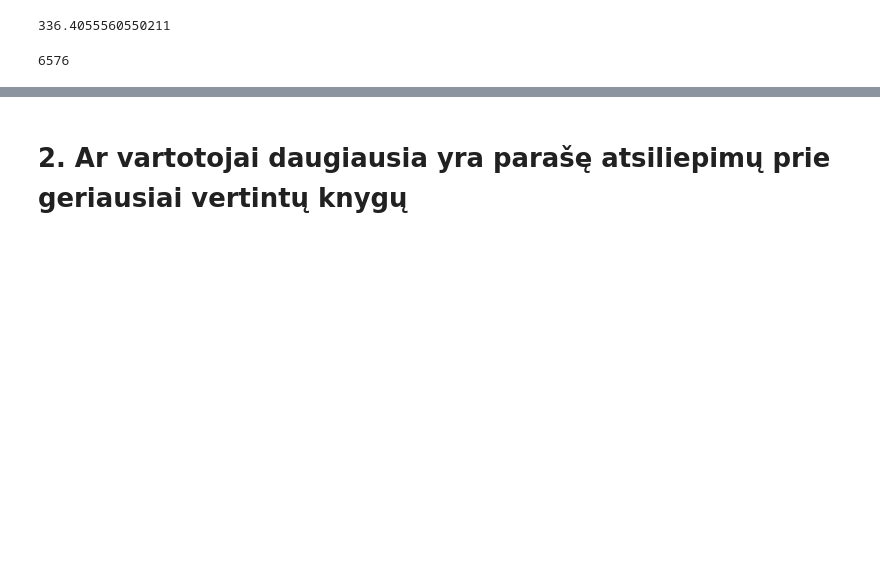
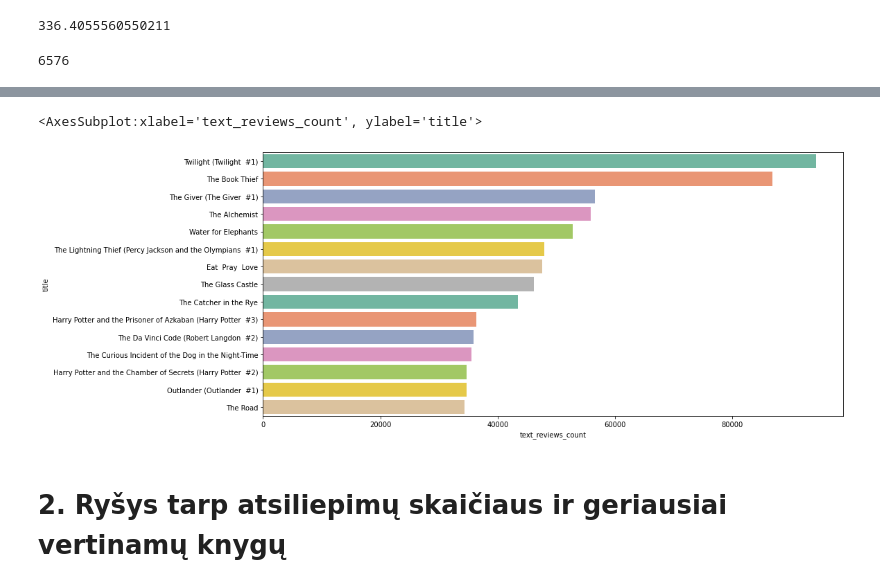
Before and after one commit to GretaMatu/python_mokymai, a Jupyter notebook: baigiamasis_darbas.ipynb, the cells around one changed output, grey strips where cells are left out. Cells and saved outputs as stored; diff of their text form; code cells hidden in the pictures; blank space fills up the shorter version.

```diff
--- a/baigiamasis_darbas.ipynb
+++ b/baigiamasis_darbas.ipynb
@@ -157,2 +192,10 @@ Dažniausiai geriausiai vertinamos knygos turi vidutinį skaičių puslapių 190
+# %%
+top_reviews  = books.sort_values(by='text_reviews_count', ascending=False).head(15)
+# %%
+plt.figure(figsize=(15,7))
+sns.barplot(data=top_reviews, x='text_reviews_count', y='title', palette='Set2')
+# %% [output]
+<AxesSubplot:xlabel='text_reviews_count', ylabel='title'>
+[figure, added]
 # %% [markdown]
-# 2. Ar vartotojai daugiausia yra parašę atsiliepimų prie geriausiai vertintų knygų
+# 2. Ryšys tarp atsiliepimų skaičiaus ir geriausiai vertinamų knygų
```
Also changed, not shown: parts of 19 cells of this notebook.
